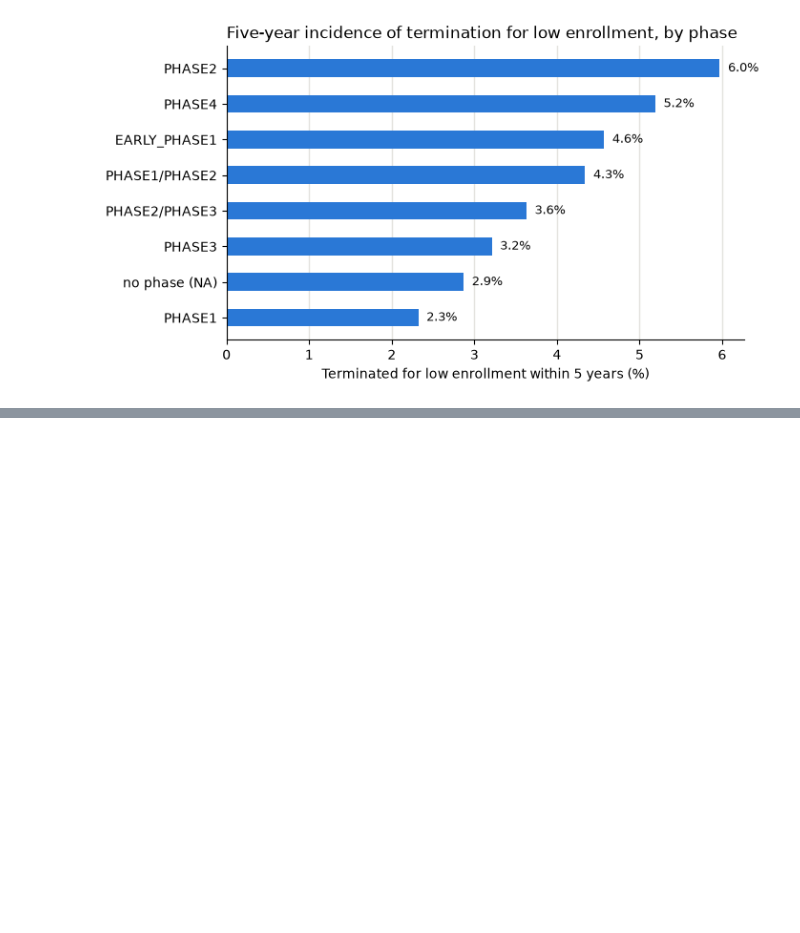
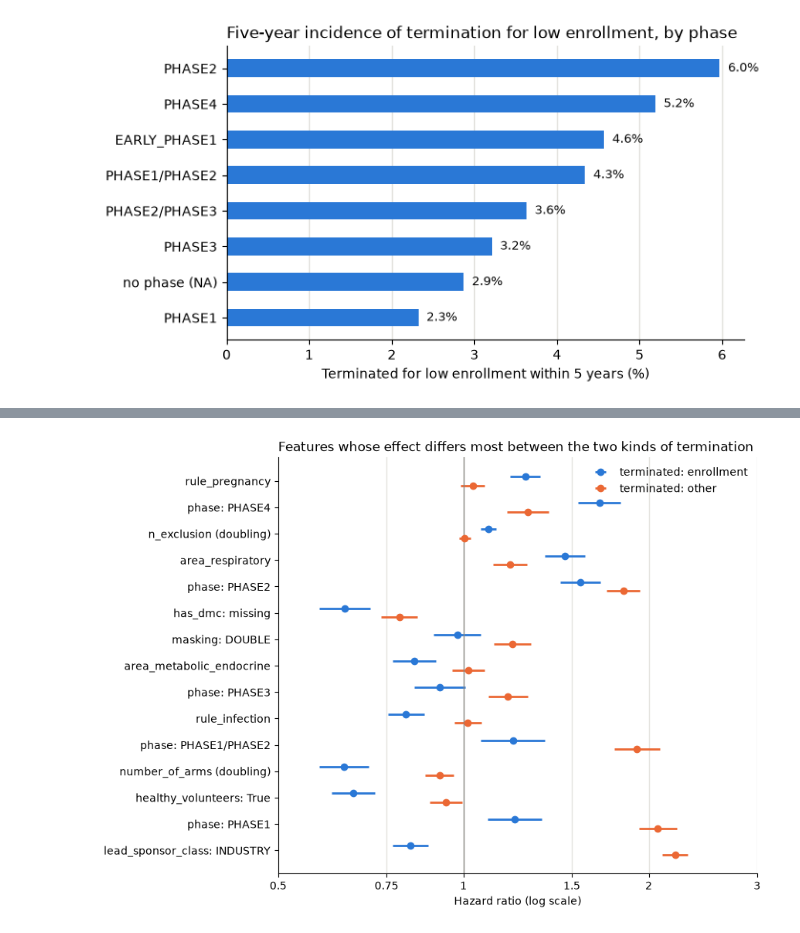
Before and after one commit to nehareddy4/clinical-trial-failure, a Jupyter notebook: notebooks/10_survival_models.ipynb, the cells around one changed output, grey strips where cells are left out. Drawn from its saved outputs; the diff is of its cells as text; code cells hidden in the pictures; blank space fills up the shorter version.

Commit message:
survival notebook: cause-specific Cox models

```diff
--- a/notebooks/10_survival_models.ipynb
+++ b/notebooks/10_survival_models.ipynb
@@ -261,0 +391,12 @@ plt.show()
+# %%
+fits = {}
+for k in OUTCOMES:
+    b, se = cox_fit(X, d["months"].to_numpy(), d["outcome"].eq(k).to_numpy(float), d["start_year"].to_numpy())
+    fits[k] = pd.DataFrame({"coef": b, "se": se}, index=X.columns)
+
+def hr_text(f):
+    return pd.Series([f"{np.exp(b):.2f} ({np.exp(b - 1.96 * s):.2f}–{np.exp(b + 1.96 * s):.2f})"
+                      for b, s in zip(f["coef"], f["se"])], index=f.index)
+
+pd.set_option("display.max_rows", 100)
+pd.DataFrame({OUTCOMES[k]: hr_text(f) for k, f in fits.items()})
@@ -261,0 +428,5 @@ plt.show()
+# %%
+b1, b2 = fits[1], fits[2]
+z = (b1["coef"] - b2["coef"]) / np.sqrt(b1["se"] ** 2 + b2["se"] ** 2)
+top = z[z.abs().nlargest(15).index].sort_values().index
+z[top[::-1]].round(1).rename("z")
@@ -261,0 +450,25 @@ plt.show()
+# %%
+fig, ax = plt.subplots(figsize=(8, 7))
+y = np.arange(len(top))
+for k, offset in [(1, 0.17), (2, -0.17)]:
+    f = fits[k].loc[top]
+    hr, lo, hi = np.exp(f["coef"]), np.exp(f["coef"] - 1.96 * f["se"]), np.exp(f["coef"] + 1.96 * f["se"])
+    ax.errorbar(hr, y + offset, xerr=[hr - lo, hi - hr], fmt="o", ms=6, color=COLORS[k], elinewidth=2,
+                capsize=0, label=OUTCOMES[k])
+ax.axvline(1, color="#8a8984", lw=1)
+ax.set_xscale("log")
+ticks = [0.5, 0.75, 1, 1.5, 2, 3]
+ax.set_xticks(ticks, [f"{t:g}" for t in ticks])
+ax.minorticks_off()
+ax.set_yticks(y, top)
+ax.set_xlabel("Hazard ratio (log scale)")
+ax.set_title("Features whose effect differs most between the two kinds of termination", loc="left")
+ax.legend(frameon=False, loc="upper right")
+ax.grid(axis="x", color="#e4e3df", lw=1)
+ax.set_axisbelow(True)
+for side in ["top", "right"]:
+    ax.spines[side].set_visible(False)
+plt.savefig(FIG / "survival_hazard_ratios.png", bbox_inches="tight", dpi=110)
+plt.show()
+# %% [output]
+[figure, added]
```
Also changed, not shown: parts of 16 cells of this notebook, 1 other file.
